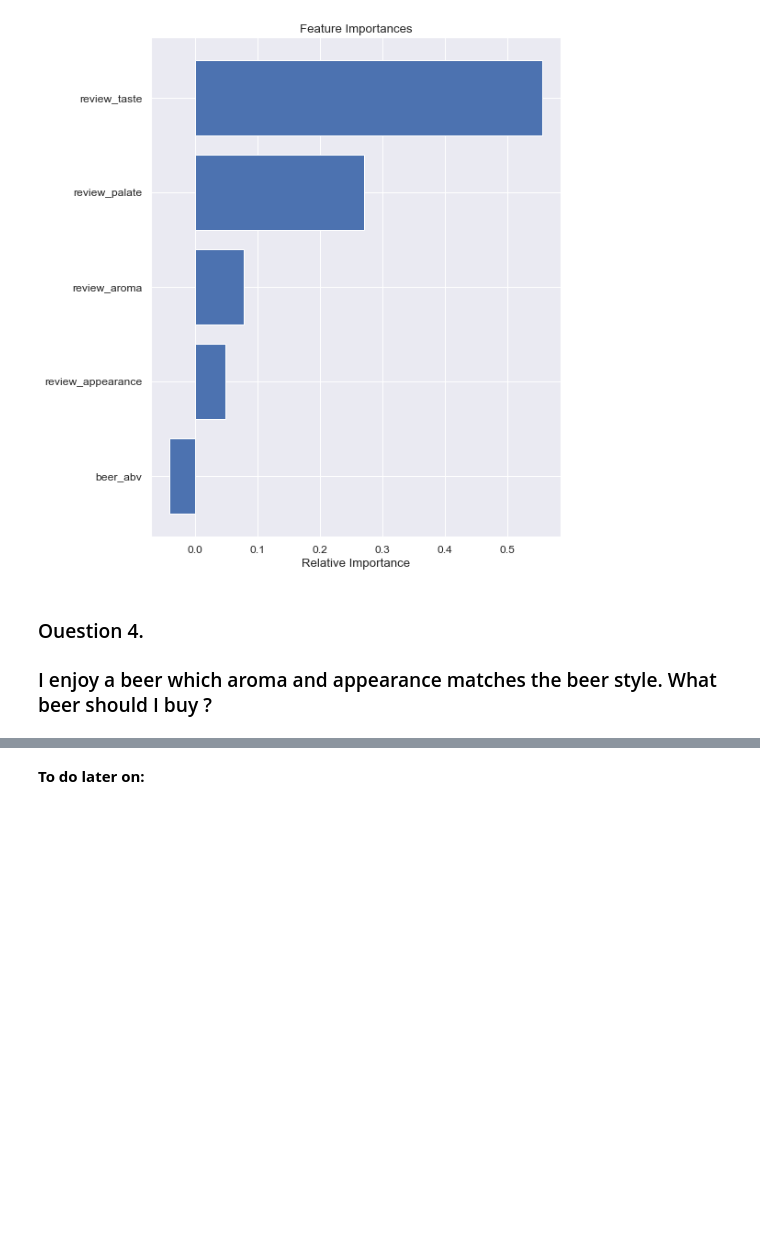
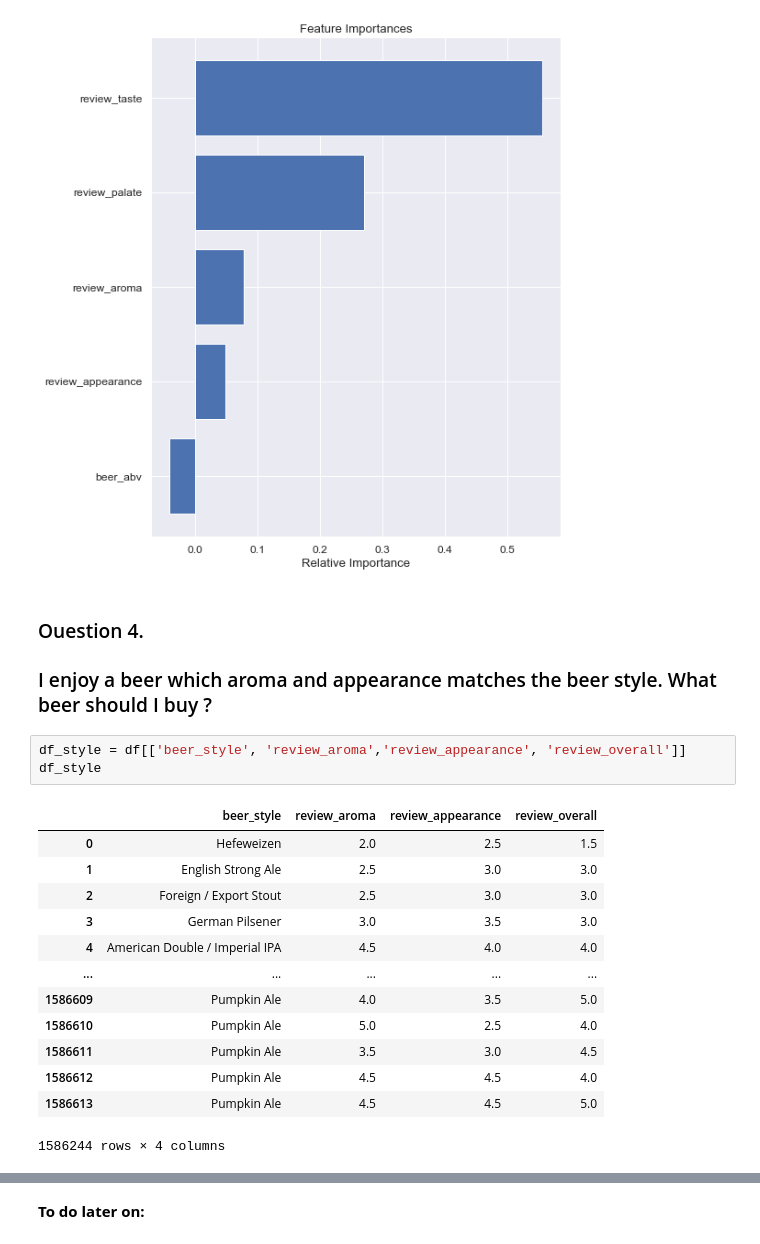
Before and after one commit to Dorota-Toskania/BeerAdvocate, a Jupyter notebook: Beeradvocate_final.ipynb, the cells around one changed output, grey strips where cells are left out. Cells and saved outputs as stored; diff of their text form; blank space fills up the shorter version.

```diff
--- a/Beeradvocate_final.ipynb
+++ b/Beeradvocate_final.ipynb
@@ -692,3 +692,20 @@ plt.show()
 ### Ouestion 4.
 
 ### I enjoy a beer which aroma and appearance matches the beer style. What beer should I buy ?
+# %%
+df_style = df[['beer_style', 'review_aroma','review_appearance', 'review_overall']]
+df_style
+# %% [output]
+|  | beer_style | review_aroma | review_appearance | review_overall |
+| 0 | Hefeweizen | 2.0 | 2.5 | 1.5 |
+| 1 | English Strong Ale | 2.5 | 3.0 | 3.0 |
+| 2 | Foreign / Export Stout | 2.5 | 3.0 | 3.0 |
+| 3 | German Pilsener | 3.0 | 3.5 | 3.0 |
+| 4 | American Double / Imperial IPA | 4.5 | 4.0 | 4.0 |
+| ... | ... | ... | ... | ... |
+| 1586609 | Pumpkin Ale | 4.0 | 3.5 | 5.0 |
+| 1586610 | Pumpkin Ale | 5.0 | 2.5 | 4.0 |
+| 1586611 | Pumpkin Ale | 3.5 | 3.0 | 4.5 |
+| 1586612 | Pumpkin Ale | 4.5 | 4.5 | 4.0 |
+| 1586613 | Pumpkin Ale | 4.5 | 4.5 | 5.0 |
+1586244 rows × 4 columns
```
Also changed, not shown: parts of 8 cells of this notebook.
